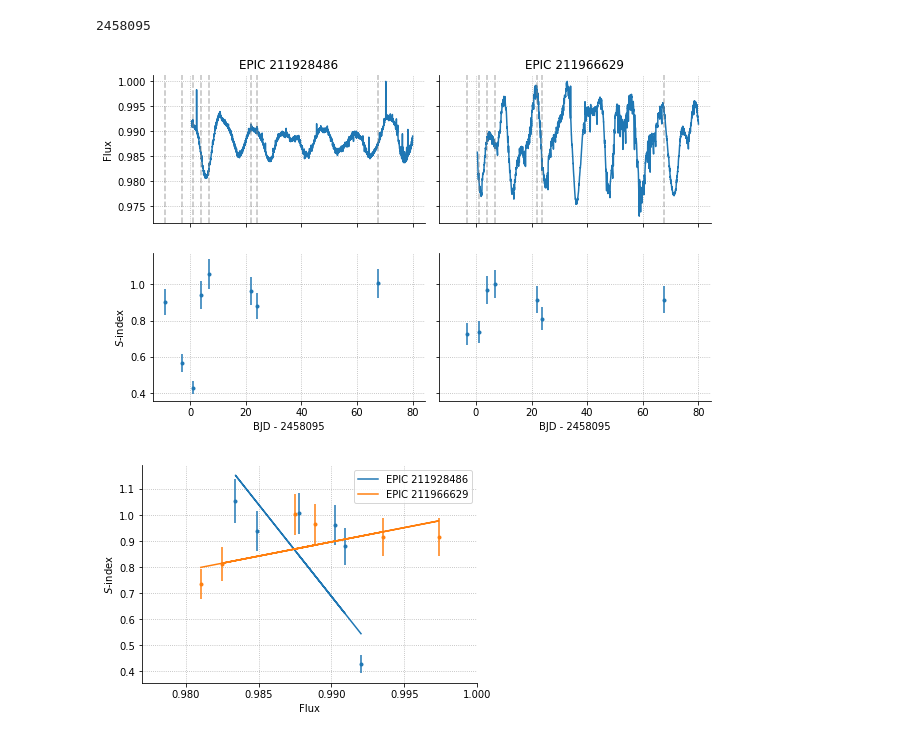
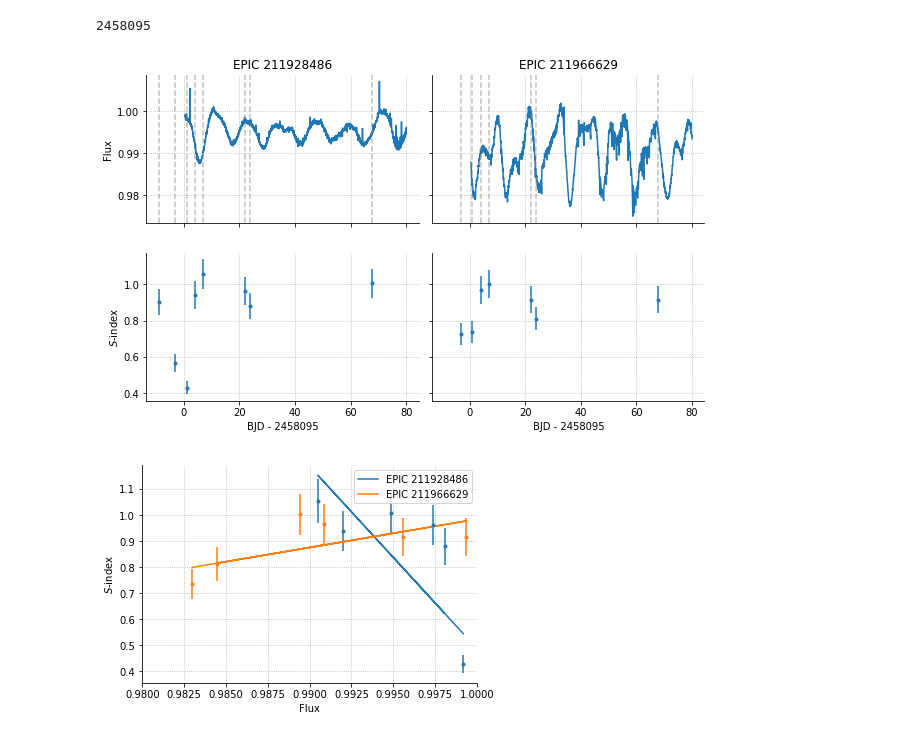
Before and after one commit to bmorris3/nephelion, a Jupyter notebook: notebooks/sap_rotation.ipynb, the cells around one changed output. Cells and saved outputs as stored; diff of their text form; code cells hidden in the pictures.

```diff
--- a/notebooks/sap_rotation.ipynb
+++ b/notebooks/sap_rotation.ipynb
@@ -29,10 +29,10 @@ for time in [times_c5_0, times_c5_1, times_c16_0, times_c16_1]:
     time += 2454833
 
 # flux_c16_0 = flux_c16_0 / np.polyval(np.polyfit(times_c16_0, flux_c16_0, 1), times_c16_0)
-flux_c16_0 /= flux_c16_0.max()
+flux_c16_0 /= np.percentile(flux_c16_0, 98)
 
 # flux_c16_1 = flux_c16_1 / np.polyval(np.polyfit(times_c16_1, flux_c16_1, 1), times_c16_1)
-flux_c16_1 /= flux_c16_1.max()
+flux_c16_1 /= np.percentile(flux_c16_1, 98)
 # %%
 fig, ax = plt.subplots(1, 2, figsize=(12, 4), sharey=True)
 
@@ -135,7 +135,7 @@ for axis in fig.axes:
 fig.subplots_adjust(wspace=0.05)
 fig.savefig('plots/photometry_sindices.pdf', bbox_inches='tight')
 # %% [output]
-[figure, old version]
+[figure, new version]
 # %%
 fig, ax = plt.subplots()
 
@@ -147,32 +147,32 @@ b0 = sindex_0[2:]
 Omega_0 = np.diag(sindex_0_err[2:]**2)
 inv_Omega_0 = np.linalg.inv(Omega_0)
 c0 = np.linalg.inv(a0.T @ inv_Omega_0 @ a0) @ a0.T @ inv_Omega_0 @ b0
 
 
 a1 = np.vander(nearest_flux_1, 2)
 b1 = sindex_1[1:]
 Omega_1 = np.diag(sindex_1_err[1:]**2)
 inv_Omega_1 = np.linalg.inv(Omega_1)
 c1 = np.linalg.inv(a1.T @ inv_Omega_1 @ a1) @ a1.T @ inv_Omega_1 @ b1
 
 ax.errorbar(nearest_flux_0, sindex_0[2:], sindex_0_err[2:], fmt='.')
 ax.errorbar(nearest_flux_1, sindex_1[1:], sindex_1_err[1:], fmt='.')
 
 ax.plot(nearest_flux_0, a0 @ c0, color='C0', label='EPIC 211928486')
 
 ax.plot(nearest_flux_1, a1 @ c1, color='C1', label='EPIC 211966629')
 
 ax.set(xlabel='Flux', ylabel='$S$-index')
 
-ax.set_xlim([0.977, 1])
+ax.set_xlim([0.98, 1])
 ax.legend()
 
 ax.grid(ls=':')
 
 for axis in fig.axes:
     for s in ['right', 'top']:
         axis.spines[s].set_visible(False)
 
 fig.savefig('plots/sind_flux_corr.pdf', bbox_inches='tight')
 # %% [output]
-[figure, old version]
+[figure, new version]
```
Also changed, not shown: parts of 2 cells of this notebook.
